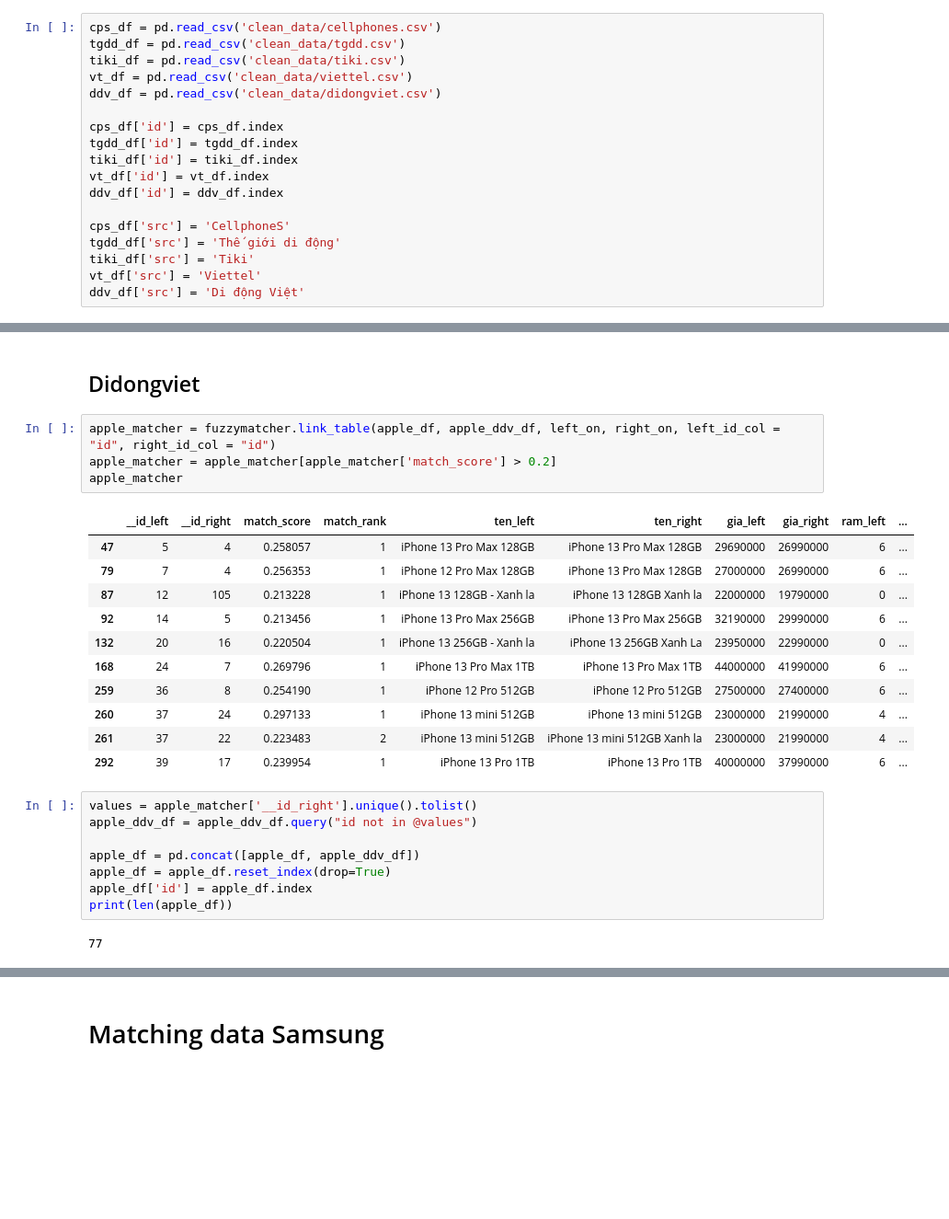
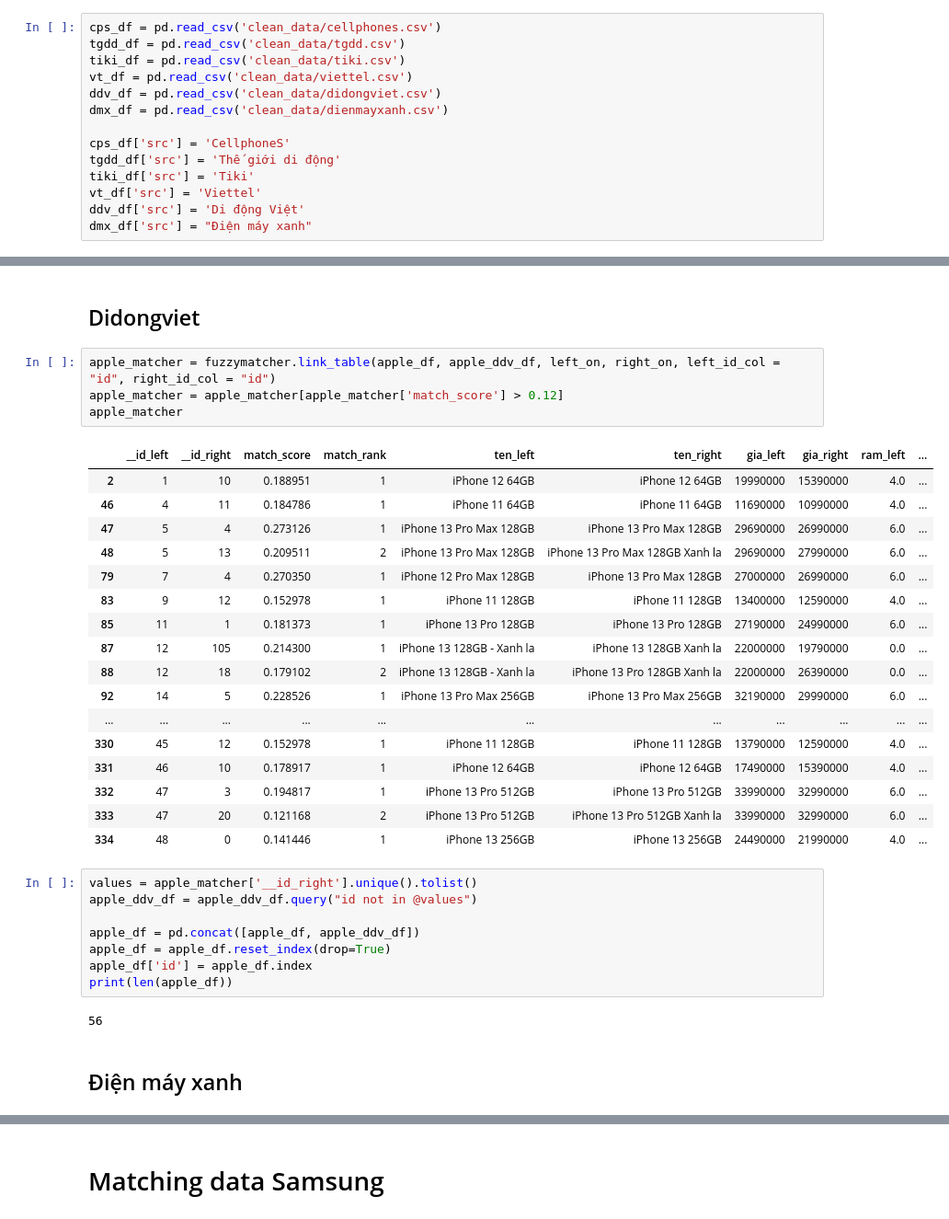
Before and after one commit to tqgminh/data_integration, a Jupyter notebook: data_matching.ipynb, the cells around one changed output, grey strips where cells are left out. Shown at 92% size. Cells and saved outputs as stored; diff of their text form; blank space fills up the shorter version.

Commit message:
update data matching

```diff
--- a/data_matching.ipynb
+++ b/data_matching.ipynb
@@ -7,16 +7,12 @@ tgdd_df = pd.read_csv('clean_data/tgdd.csv')
 tiki_df = pd.read_csv('clean_data/tiki.csv')
 vt_df = pd.read_csv('clean_data/viettel.csv')
 ddv_df = pd.read_csv('clean_data/didongviet.csv')
-
-cps_df['id'] = cps_df.index
-tgdd_df['id'] = tgdd_df.index
-tiki_df['id'] = tiki_df.index
-vt_df['id'] = vt_df.index
-ddv_df['id'] = ddv_df.index
+dmx_df = pd.read_csv('clean_data/dienmayxanh.csv')
 
 cps_df['src'] = 'CellphoneS'
 tgdd_df['src'] = 'Thế giới di động'
 tiki_df['src'] = 'Tiki'
 vt_df['src'] = 'Viettel'
 ddv_df['src'] = 'Di động Việt'
+dmx_df['src'] = "Điện máy xanh"
 # %%
@@ -152,20 +161,26 @@ print(len(apple_df))
 ## Didongviet
 # %%
 apple_matcher = fuzzymatcher.link_table(apple_df, apple_ddv_df, left_on, right_on, left_id_col = "id", right_id_col = "id")
-apple_matcher = apple_matcher[apple_matcher['match_score'] > 0.2]
+apple_matcher = apple_matcher[apple_matcher['match_score'] > 0.12]
 apple_matcher
 # %% [output]
 |  | __id_left | __id_right | match_score | match_rank | ten_left | ten_right | gia_left | gia_right | ram_left | ... |
-| 47 | 5 | 4 | 0.258057 | 1 | iPhone 13 Pro Max 128GB | iPhone 13 Pro Max 128GB | 29690000 | 26990000 | 6 | ... |
-| 79 | 7 | 4 | 0.256353 | 1 | iPhone 12 Pro Max 128GB | iPhone 13 Pro Max 128GB | 27000000 | 26990000 | 6 | ... |
-| 87 | 12 | 105 | 0.213228 | 1 | iPhone 13 128GB - Xanh la | iPhone 13 128GB Xanh la | 22000000 | 19790000 | 0 | ... |
-| 92 | 14 | 5 | 0.213456 | 1 | iPhone 13 Pro Max 256GB | iPhone 13 Pro Max 256GB | 32190000 | 29990000 | 6 | ... |
-| 132 | 20 | 16 | 0.220504 | 1 | iPhone 13 256GB - Xanh la | iPhone 13 256GB Xanh La | 23950000 | 22990000 | 0 | ... |
-| 168 | 24 | 7 | 0.269796 | 1 | iPhone 13 Pro Max 1TB | iPhone 13 Pro Max 1TB | 44000000 | 41990000 | 6 | ... |
-| 259 | 36 | 8 | 0.254190 | 1 | iPhone 12 Pro 512GB | iPhone 12 Pro 512GB | 27500000 | 27400000 | 6 | ... |
-| 260 | 37 | 24 | 0.297133 | 1 | iPhone 13 mini 512GB | iPhone 13 mini 512GB | 23000000 | 21990000 | 4 | ... |
-| 261 | 37 | 22 | 0.223483 | 2 | iPhone 13 mini 512GB | iPhone 13 mini 512GB Xanh la | 23000000 | 21990000 | 4 | ... |
-| 292 | 39 | 17 | 0.239954 | 1 | iPhone 13 Pro 1TB | iPhone 13 Pro 1TB | 40000000 | 37990000 | 6 | ... |
+| 2 | 1 | 10 | 0.188951 | 1 | iPhone 12 64GB | iPhone 12 64GB | 19990000 | 15390000 | 4.0 | ... |
+| 46 | 4 | 11 | 0.184786 | 1 | iPhone 11 64GB | iPhone 11 64GB | 11690000 | 10990000 | 4.0 | ... |
+| 47 | 5 | 4 | 0.273126 | 1 | iPhone 13 Pro Max 128GB | iPhone 13 Pro Max 128GB | 29690000 | 26990000 | 6.0 | ... |
+| 48 | 5 | 13 | 0.209511 | 2 | iPhone 13 Pro Max 128GB | iPhone 13 Pro Max 128GB Xanh la | 29690000 | 27990000 | 6.0 | ... |
+| 79 | 7 | 4 | 0.270350 | 1 | iPhone 12 Pro Max 128GB | iPhone 13 Pro Max 128GB | 27000000 | 26990000 | 6.0 | ... |
+| 83 | 9 | 12 | 0.152978 | 1 | iPhone 11 128GB | iPhone 11 128GB | 13400000 | 12590000 | 4.0 | ... |
+| 85 | 11 | 1 | 0.181373 | 1 | iPhone 13 Pro 128GB | iPhone 13 Pro 128GB | 27190000 | 24990000 | 6.0 | ... |
+| 87 | 12 | 105 | 0.214300 | 1 | iPhone 13 128GB - Xanh la | iPhone 13 128GB Xanh la | 22000000 | 19790000 | 0.0 | ... |
+| 88 | 12 | 18 | 0.179102 | 2 | iPhone 13 128GB - Xanh la | iPhone 13 Pro 128GB Xanh la | 22000000 | 26390000 | 0.0 | ... |
+| 92 | 14 | 5 | 0.228526 | 1 | iPhone 13 Pro Max 256GB | iPhone 13 Pro Max 256GB | 32190000 | 29990000 | 6.0 | ... |
+| ... | ... | ... | ... | ... | ... | ... | ... | ... | ... | ... |
+| 330 | 45 | 12 | 0.152978 | 1 | iPhone 11 128GB | iPhone 11 128GB | 13790000 | 12590000 | 4.0 | ... |
+| 331 | 46 | 10 | 0.178917 | 1 | iPhone 12 64GB | iPhone 12 64GB | 17490000 | 15390000 | 4.0 | ... |
+| 332 | 47 | 3 | 0.194817 | 1 | iPhone 13 Pro 512GB | iPhone 13 Pro 512GB | 33990000 | 32990000 | 6.0 | ... |
+| 333 | 47 | 20 | 0.121168 | 2 | iPhone 13 Pro 512GB | iPhone 13 Pro 512GB Xanh la | 33990000 | 32990000 | 6.0 | ... |
+| 334 | 48 | 0 | 0.141446 | 1 | iPhone 13 256GB | iPhone 13 256GB | 24490000 | 21990000 | 4.0 | ... |
 # %%
 values = apple_matcher['__id_right'].unique().tolist()
 apple_ddv_df = apple_ddv_df.query("id not in @values")
@@ -175,4 +190,6 @@ apple_df = apple_df.reset_index(drop=True)
 apple_df['id'] = apple_df.index
 print(len(apple_df))
 # %% [output]
-77
+56
+# %% [markdown]
+## Điện máy xanh
```
Also changed, not shown: parts of 54 cells of this notebook, 16 other files.
